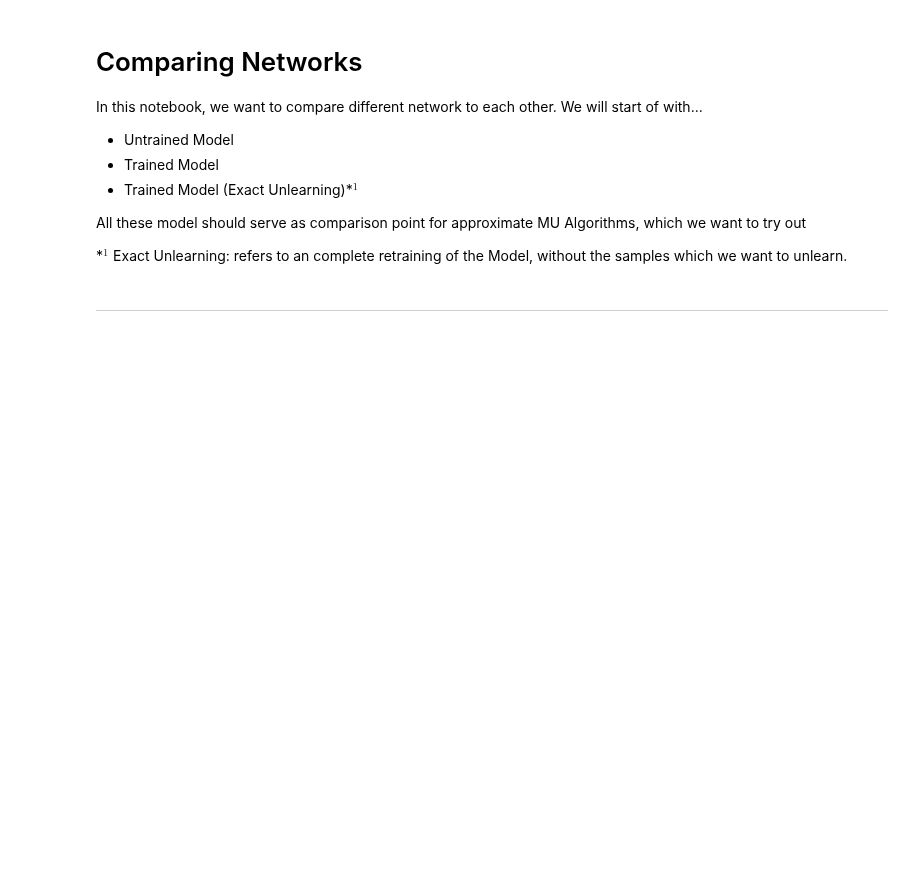
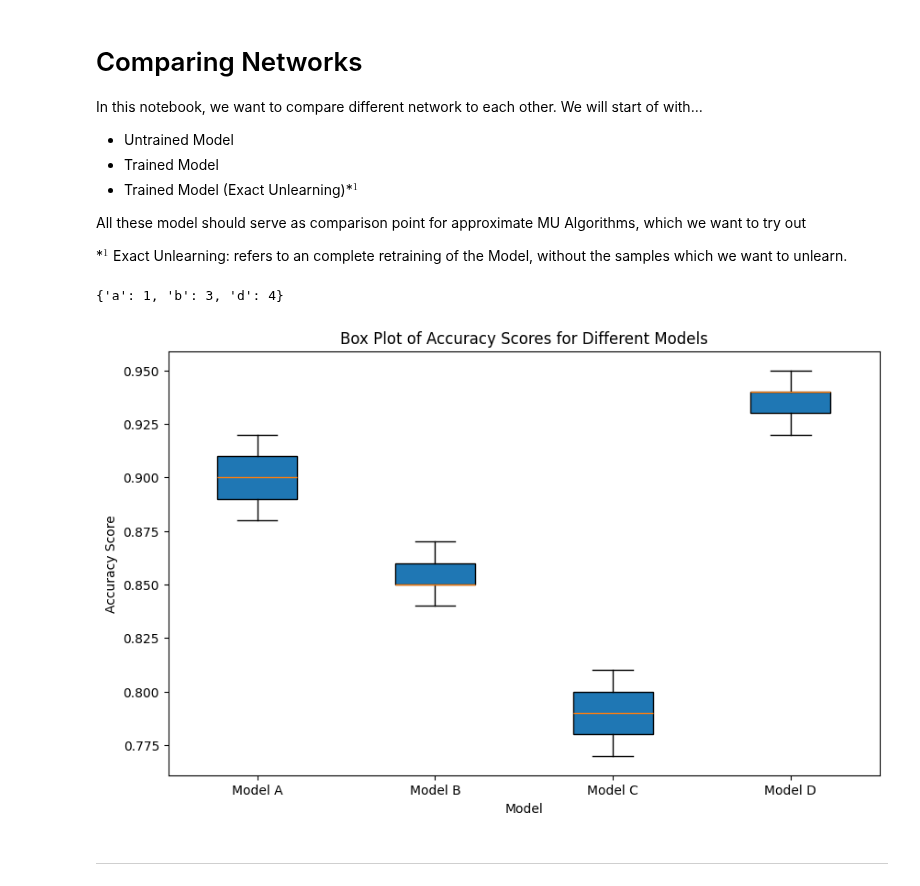
Before and after one commit to MoraiT01/study_on_unlearning, a Jupyter notebook: notebooks/network_compare.ipynb, the cells around one changed output. Saved outputs shown, nothing was run; the diff lists cells and outputs as text; code cells hidden in the pictures; blank space fills up the shorter version.

```diff
--- a/notebooks/network_compare.ipynb
+++ b/notebooks/network_compare.ipynb
@@ -42,6 +42,42 @@ def show_sample(sample:torch.Tensor):
     sample = sample.numpy()
     sample = Image.fromarray(sample)
     return sample
+# %%
+a = { "a" : 1, "b" : 2 }
+b = { "b" : 3, "d" : 4 }
+
+a.update(b)
+a
+# %% [output]
+{'a': 1, 'b': 3, 'd': 4}
+# %%
+import matplotlib.pyplot as plt
+
+# Example accuracy scores for different models
+accuracy_scores = {
+    'Model A': [0.89, 0.90, 0.88, 0.91, 0.92],
+    'Model B': [0.85, 0.86, 0.84, 0.87, 0.85],
+    'Model C': [0.78, 0.80, 0.79, 0.77, 0.81],
+    'Model D': [0.93, 0.94, 0.92, 0.95, 0.94]
+}
+
+# Prepare data for the box plot
+data = [scores for scores in accuracy_scores.values()]
+labels = list(accuracy_scores.keys())
+
+# Create the box plot
+plt.figure(figsize=(10, 6))
+plt.boxplot(data, labels=labels, patch_artist=True)
+
+# Add labels and title
+plt.xlabel('Model')
+plt.ylabel('Accuracy Score')
+plt.title('Box Plot of Accuracy Scores for Different Models')
+
+# Display the plot
+plt.show()
+# %% [output]
+[figure, added]
 # %%
 # show_sample(prepare_sample(EXAMPLE)).show()
 # %% [markdown]
```
Also changed, not shown: parts of 1 cell of this notebook, 6 other files.
